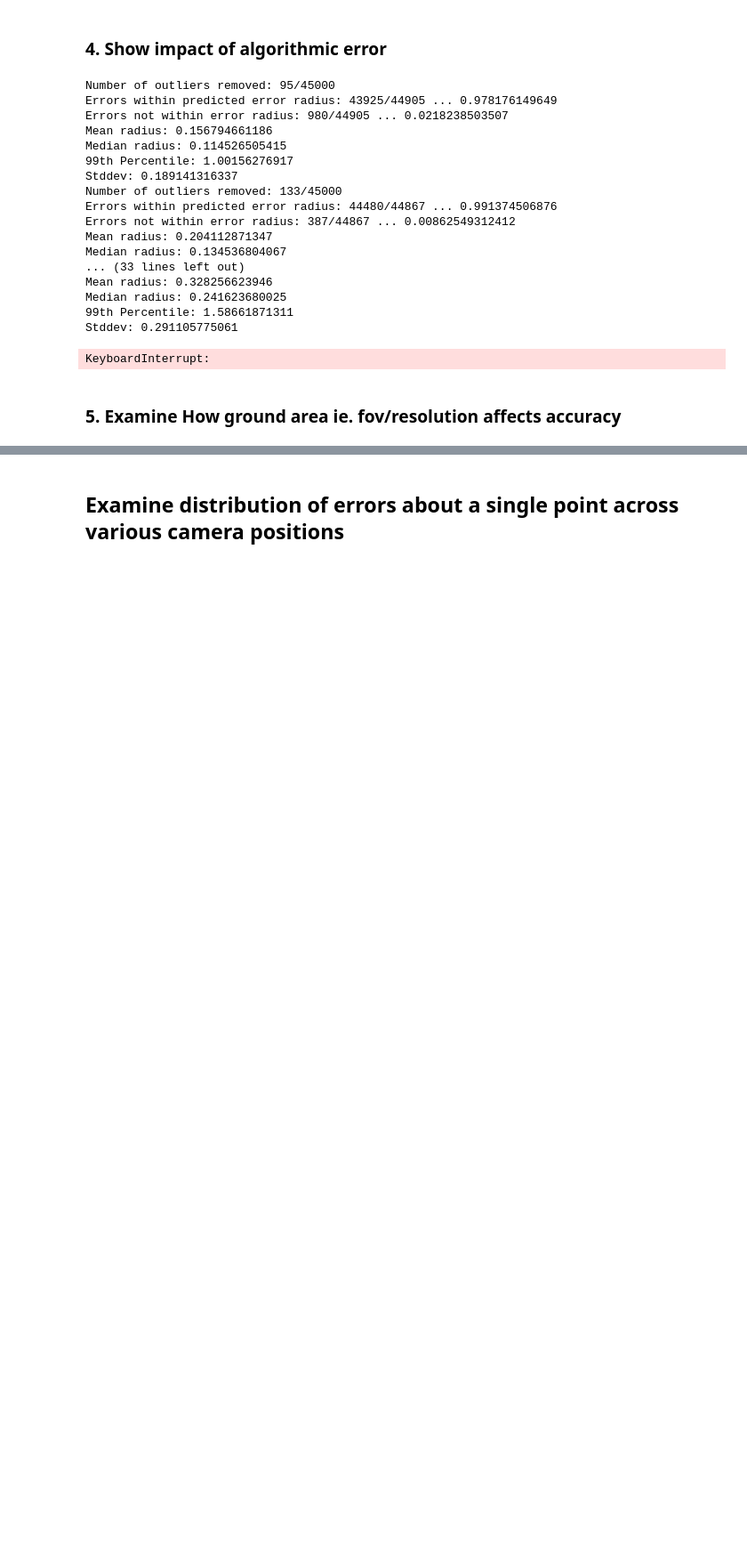
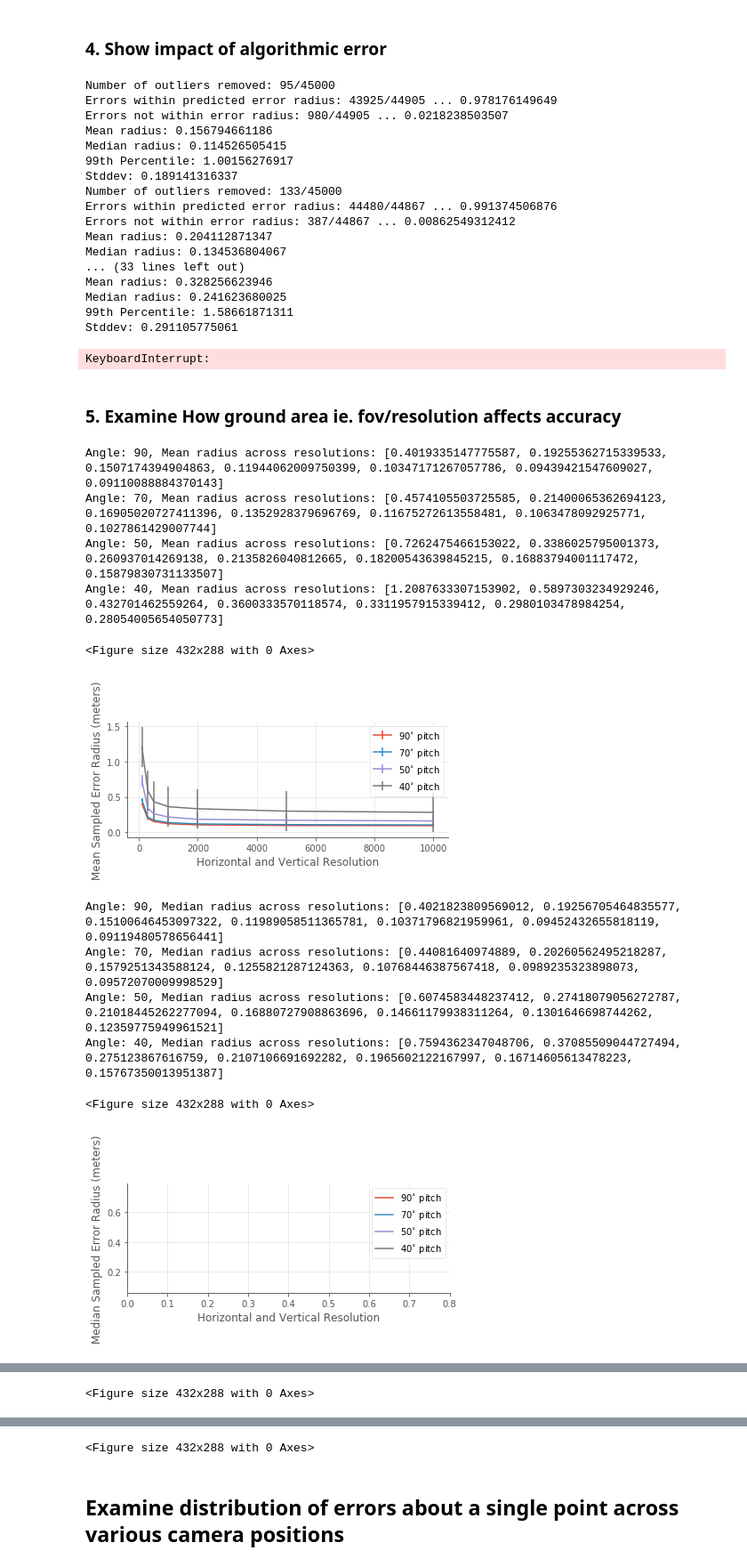
Before and after one commit to flyingsilverfin/AV-Camera-Placement, a Jupyter notebook: evaluation/camera/model_validity/Camera Error Model Evaluation.ipynb, the cells around one changed output, grey strips where cells are left out. Shown: that part at 89% size. Saved outputs shown, nothing was run; the diff lists cells and outputs as text; code cells hidden in the pictures; blank space fills up the shorter version.

```diff
--- a/evaluation/camera/model_validity/Camera Error Model Evaluation.ipynb
+++ b/evaluation/camera/model_validity/Camera Error Model Evaluation.ipynb
@@ -949,7 +949,7 @@ for angle in angles:
         )
 # %%
 plt.clf()
-plt.figure(figsize=(6,3))
+plt.figure(figsize=(5,3))
 for j, angle in enumerate(angles[:-1]):
     angle_data = data[j]
     means, medians, stddevs, percentiles = [], [], [], []
@@ -977,7 +977,7 @@ else:
     plt.show()
 plt.clf()
 
-plt.figure(figsize=(6,3))
+plt.figure(figsize=(5,3))
 for j, angle in enumerate(angles[:-1]):
     angle_data = data[j]
     means, medians, stddevs, percentiles = [], [], [], []
@@ -1006,32 +1006,45 @@ else:
     plt.show()
 plt.clf()
 
-plt.figure(figsize=(6,3))
+plt.figure(figsize=(5,3))
 for j, angle in enumerate(angles[:-1]):
     angle_data = data[j]
     means, medians, stddevs, percentiles = [], [], [], []
     for i in range(len(resolutions)):
         res_data = angle_data[i]
         radii = res_data.ravel()
         mean, median, stddev, percentile = np.mean(radii), np.median(radii), np.var(radii)**0.5, np.percentile(radii, 95.0)
         percentiles.append(percentile)
 
     # plot this curve
     plt.plot(resolutions, percentiles)
     print("Angle: {0}, 95th percentile radius across resolutions: {1}".format(angle, percentiles))
 
 leg = plt.legend([u"{}$^{{\circ}}$ pitch".format(a) for a in angles])
 plt.xlabel("Horizontal and Vertical Resolution")
 plt.ylabel("95th Percentile of Sampled Error Radius (meters)")
 plt.xlim(0.0, 5.0)
 
 
 
 plt.tight_layout()
 
 if save:
     plt.savefig('figs/resolution_angle_effects_99th_percentile.pdf',bbox_inches='tight')
     plt.savefig('figs/resolution_angle_effects_99th_percentile.pgf',bbox_inches='tight')
 else:
     plt.show()
 plt.clf()
+# %% [output]
+Angle: 90, Mean radius across resolutions: [0.4019335147775587, 0.19255362715339533, 0.1507174394904863, 0.11944062009750399, 0.10347171267057786, 0.09439421547609027, 0.09110088884370143]
+Angle: 70, Mean radius across resolutions: [0.4574105503725585, 0.21400065362694123, 0.16905020727411396, 0.1352928379696769, 0.11675272613558481, 0.1063478092925771, 0.1027861429007744]
+Angle: 50, Mean radius across resolutions: [0.7262475466153022, 0.3386025795001373, 0.260937014269138, 0.2135826040812665, 0.18200543639845215, 0.16883794001117472, 0.15879830731133507]
+Angle: 40, Mean radius across resolutions: [1.2087633307153902, 0.5897303234929246, 0.432701462559264, 0.3600333570118574, 0.3311957915339412, 0.2980103478984254, 0.28054005654050773]
+<Figure size 432x288 with 0 Axes>
+[figure, added]
+Angle: 90, Median radius across resolutions: [0.4021823809569012, 0.19256705464835577, 0.15100646453097322, 0.11989058511365781, 0.10371796821959961, 0.09452432655818119, 0.09119480578656441]
+Angle: 70, Median radius across resolutions: [0.44081640974889, 0.20260562495218287, 0.1579251343588124, 0.1255821287124363, 0.10768446387567418, 0.0989235323898073, 0.09572070009998529]
+Angle: 50, Median radius across resolutions: [0.6074583448237412, 0.27418079056272787, 0.21018445262277094, 0.16880727908863696, 0.14661179938311264, 0.1301646698744262, 0.12359775949961521]
+Angle: 40, Median radius across resolutions: [0.7594362347048706, 0.37085509044727494, 0.275123867616759, 0.2107106691692282, 0.1965602122167997, 0.16714605613478223, 0.15767350013951387]
+<Figure size 432x288 with 0 Axes>
+[figure, added]
@@ -1037,0 +1055 @@ plt.clf()
+<Figure size 432x288 with 0 Axes>
@@ -1038,3 +1057,4 @@ plt.clf()
+<Figure size 432x288 with 0 Axes>
 # %%
 resolutions
 # %% [markdown]
```
Also changed, not shown: parts of 24 cells of this notebook.
